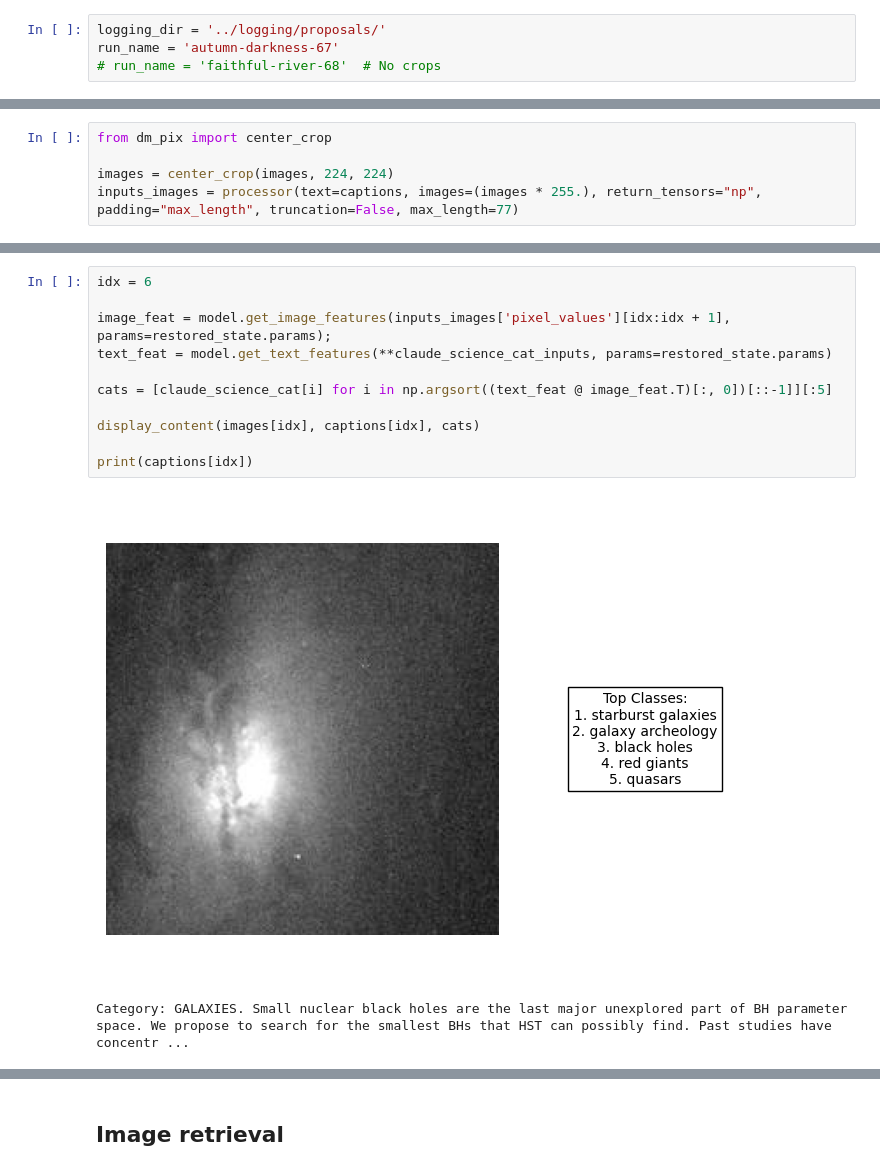
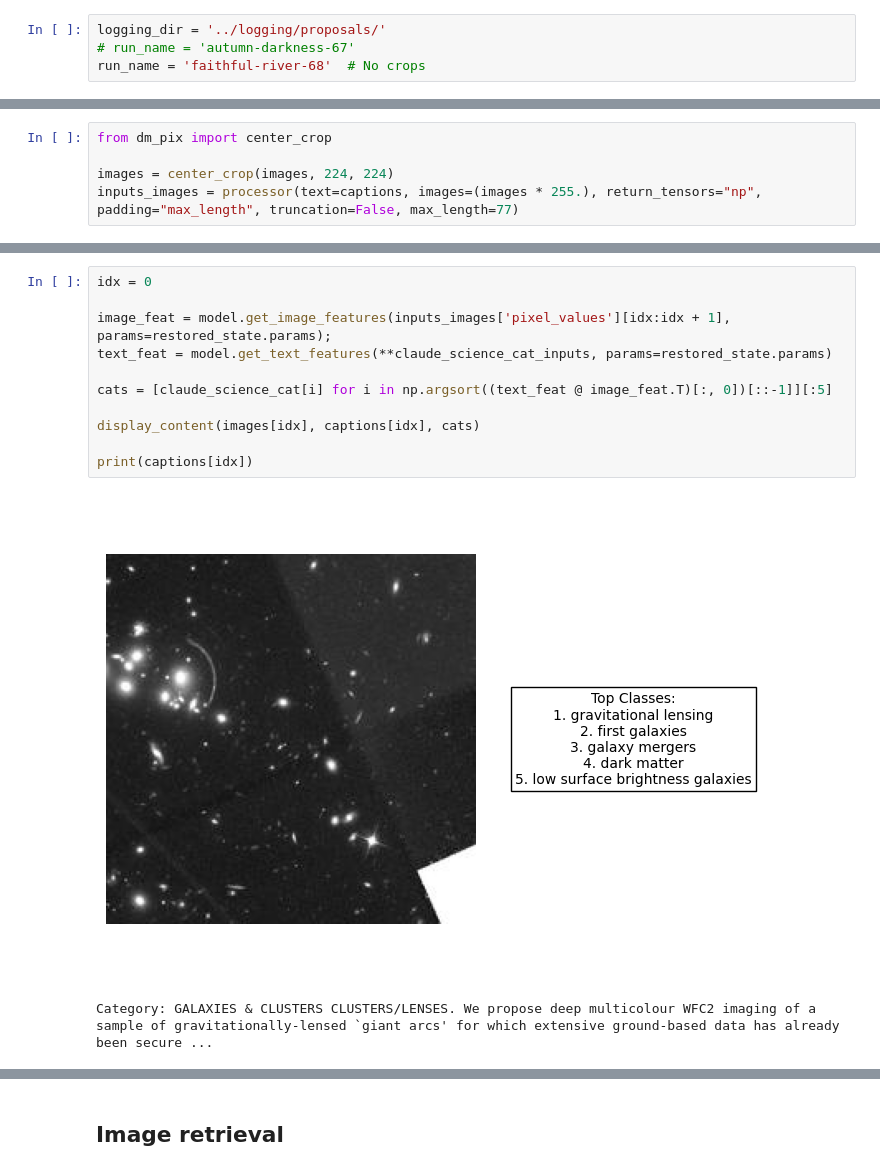
Before and after one commit to smsharma/PAPERCLIP-Hubble, a Jupyter notebook: notebooks/eval.ipynb, the cells around one changed output, grey strips where cells are left out. Drawn from its saved outputs; the diff is of its cells as text.

```diff
--- a/notebooks/eval.ipynb
+++ b/notebooks/eval.ipynb
@@ -48,8 +48,8 @@ pstate = replicate(state)
 WARNING:absl:GlobalAsyncCheckpointManager is not imported correctly. Checkpointing of GlobalDeviceArrays will not be available.To use the feature, install tensorstore.
 # %%
 logging_dir = '../logging/proposals/'
-run_name = 'autumn-darkness-67'
-# run_name = 'faithful-river-68'  # No crops
+# run_name = 'autumn-darkness-67'
+run_name = 'faithful-river-68'  # No crops
 # %%
 ckpt_dir = "{}/{}/".format(logging_dir, run_name)  # Load SLURM run
 restored_state = checkpoints.restore_checkpoint(ckpt_dir=ckpt_dir, target=state,)
@@ -109,17 +109,17 @@ def display_content(image, paragraph, classes):
     plt.tight_layout()
     plt.show()
 # %%
-idx = 6
+idx = 0
 
 image_feat = model.get_image_features(inputs_images['pixel_values'][idx:idx + 1], params=restored_state.params);
 text_feat = model.get_text_features(**claude_science_cat_inputs, params=restored_state.params)
 
 cats = [claude_science_cat[i] for i in np.argsort((text_feat @ image_feat.T)[:, 0])[::-1]][:5]
 
 display_content(images[idx], captions[idx], cats)
 
 print(captions[idx])
 # %% [output]
-[figure, old version]
+[figure, new version]
-Category: GALAXIES. Small nuclear black holes are the last major unexplored part of BH parameter space. We propose to search for the smallest BHs that HST can possibly find. Past studies have concentr ...
+Category: GALAXIES & CLUSTERS CLUSTERS/LENSES. We propose deep multicolour WFC2 imaging of a sample of gravitationally-lensed `giant arcs' for which extensive ground-based data has already been secure ...
 # %%
```
Also changed, not shown: parts of 5 cells of this notebook.
